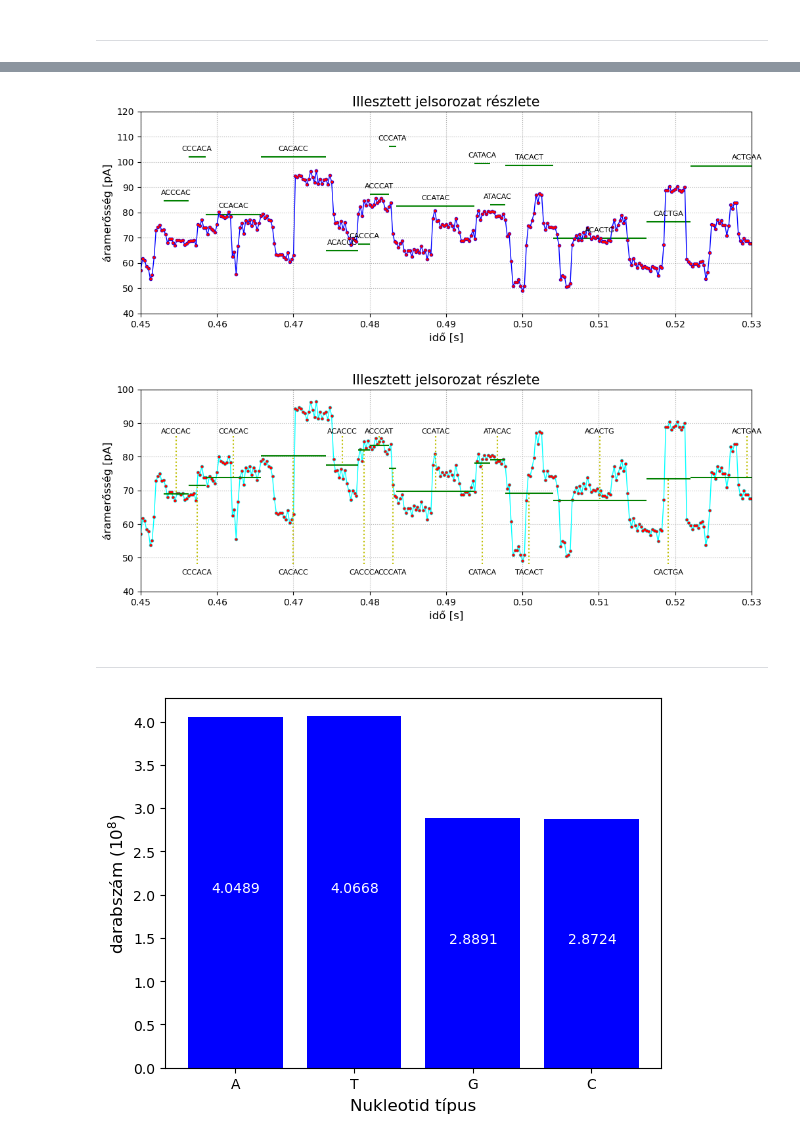
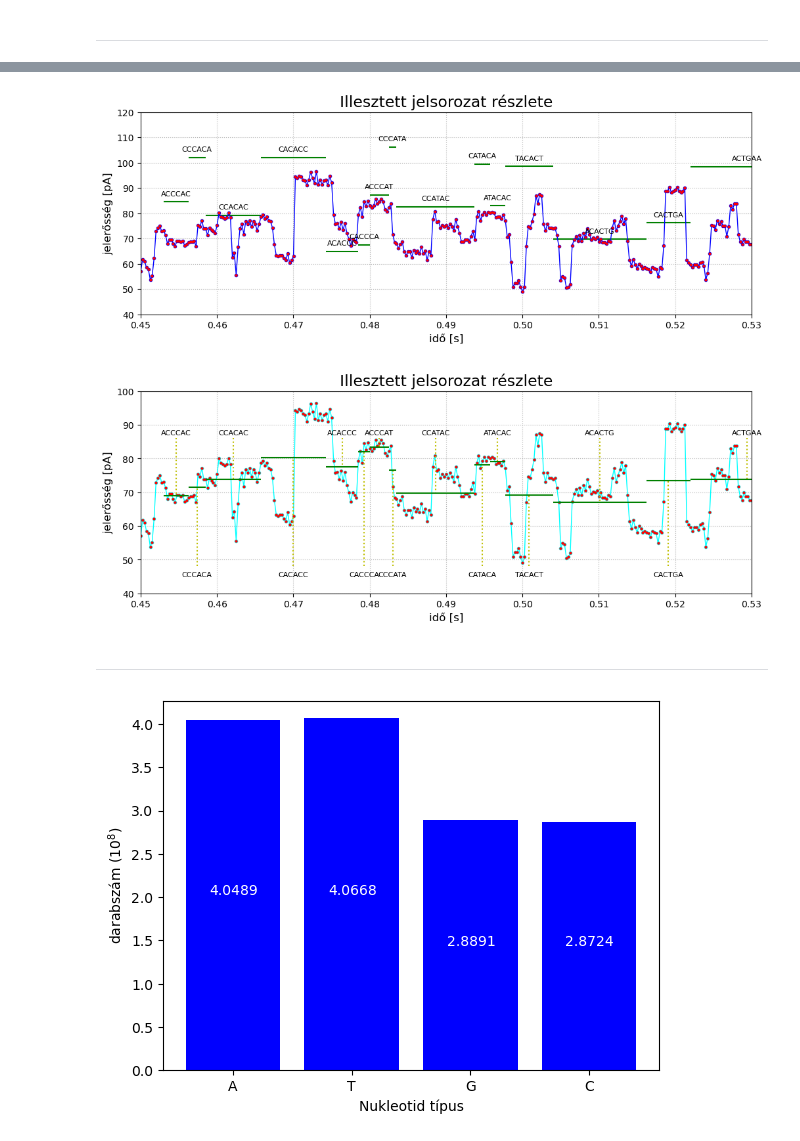
Before and after one commit to csabaiBio/rockfish, a Jupyter notebook: python_scripts/fast5_analysis.ipynb, the cells around one changed output, grey strips where cells are left out. Drawn from its saved outputs; the diff is of its cells as text; code cells hidden in the pictures.

```diff
--- a/python_scripts/fast5_analysis.ipynb
+++ b/python_scripts/fast5_analysis.ipynb
@@ -139,29 +139,29 @@ for i, unique in enumerate(np.unique(df.position)):
 # %%
 plt.figure(figsize=(12,4))
 
 timelabels = np.cumsum(np.append([0], kmers_info[:,0]) )
 
 #lower_bound = 0.25
 #upper_bound = 0.3
 
 text_offset = max(kmers_info[:,1])*0.02
 for i in range(len(timelabels)):
     if timelabels[i]>=lower_bound and timelabels[i]<=upper_bound:
         plt.hlines(kmers_info[i,1], timelabels[i], timelabels[i+1], color='green')
         plt.text(np.mean([timelabels[i], timelabels[i+1]]), kmers_info[i,1]+text_offset, kmers_info[i,2], fontsize=8, ha='center')
 
 plt.plot(time,f5, '-o',c='b', ms=3, lw=1)
 plt.plot(time,f5, 'o', c='r', ms=2)
 plt.xlim(lower_bound, upper_bound)
 plt.ylim(40,120) # kell a 120
-plt.title("Illesztett jelsorozat részlete", fontsize=fs+3)
+plt.title("Illesztett jelsorozat részlete", fontsize=fs+5)
 plt.xlabel("idő [s]", fontsize=fs)
-plt.ylabel("áramerősség [pA]", fontsize=fs)
+plt.ylabel("jelerősség [pA]", fontsize=fs)
 plt.grid(ls='dotted')
 plt.savefig('figs/basecalled_signal_avgcurrent.pdf', bbox_inches='tight')
 plt.show()
 # %% [output]
-[figure, old version]
+[figure, new version]
 # %%
 plt.figure(figsize=(12,4))
 plt.plot(time,f5, '-o',c='cyan', ms=3, lw=1)
@@ -189,14 +189,14 @@ for i in range(len(timelabels)):
         plt.text(y2, height, kmers_info[i,2], fontsize=8, ha='center')
 
 
-plt.title("Illesztett jelsorozat részlete", fontsize=fs+3)
+plt.title("Illesztett jelsorozat részlete", fontsize=fs+5)
 plt.xlabel("idő [s]", fontsize=fs)
-plt.ylabel("áramerősség [pA]", fontsize=fs)
+plt.ylabel("jelerősség [pA]", fontsize=fs)
 plt.grid(ls='dotted')
 plt.savefig('figs/basecalled_signal_wo_avgcurrent.pdf', bbox_inches='tight')
 plt.show()
 # %% [output]
-[figure, old version]
+[figure, new version]
 # %% [markdown]
 ---
 # %%
@@ -212,9 +212,9 @@ plt.bar(fq_counts.keys(), fq_counts_val, color='b')
 for i, v in enumerate(fq_counts_val):
     plt.text(i-0.2, v/2, str(round(v,4)), color='white')
 
-plt.xlabel('Nukleotid típus', fontsize=fs)
-plt.ylabel('darabszám ($10^8$)', fontsize=fs)
+plt.xlabel('Nukleotid típus', fontsize=fs-2)
+plt.ylabel('darabszám ($10^8$)', fontsize=fs-2)
 plt.savefig('figs/nuc_distr_chr22.pdf', bbox_inches='tight')
 plt.show()
 # %% [output]
-[figure, old version]
+[figure, new version]
```
Also changed, not shown: parts of 2 cells of this notebook, 20 other files.
